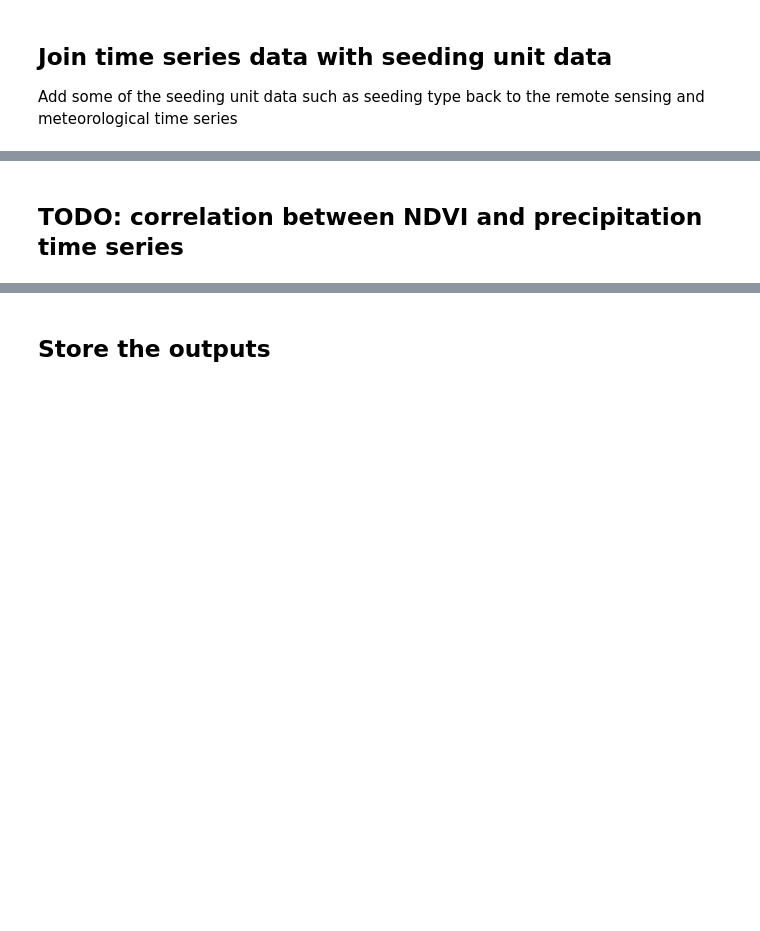
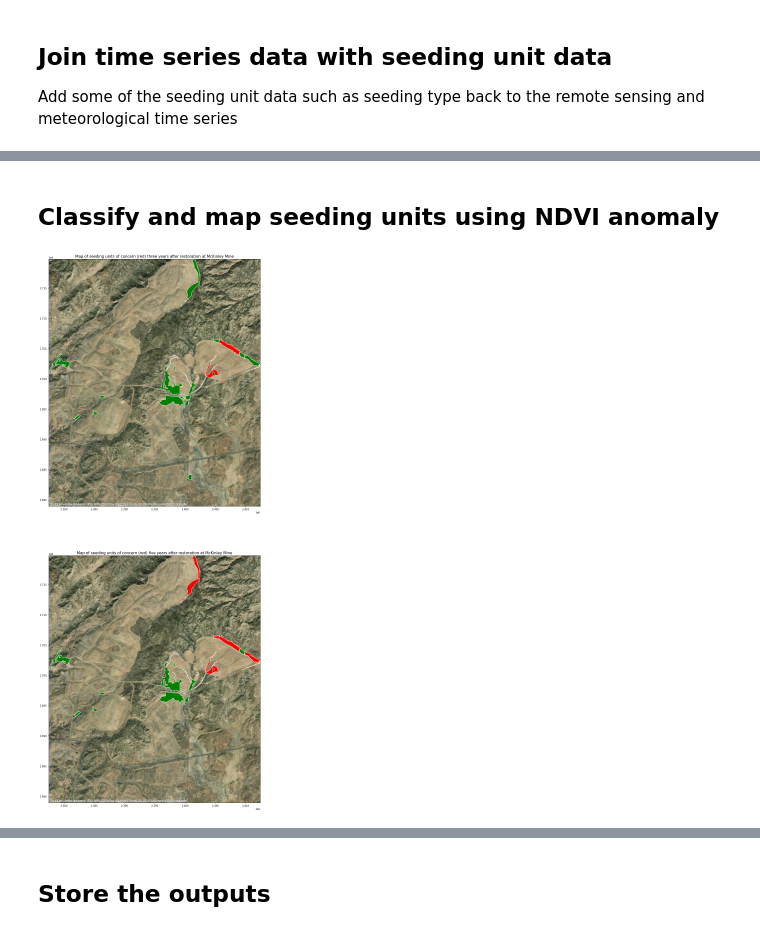
Before and after one commit to haselwimmer/vegetation-restoration-monitoring, a Jupyter notebook: notebooks/5-data-integration-analysis.ipynb, the cells around one changed output, grey strips where cells are left out. Drawn from its saved outputs; the diff is of its cells as text; code cells hidden in the pictures; blank space fills up the shorter version.

```diff
--- a/notebooks/5-data-integration-analysis.ipynb
+++ b/notebooks/5-data-integration-analysis.ipynb
@@ -171,7 +173,7 @@ su_ndvi_annual_change_df
 Add some of the seeding unit data such as seeding type back to the remote sensing and meteorological time series
 # %%
 su_ndvi_annual_change_df = pd.merge(
-    su_ndvi_annual_change_df, mckinley_seeding_subset_PARlo['Seed_Type'],
+    su_ndvi_annual_change_df, mckinley_seeding_subset_PARlo,
     how='inner', left_on='SuId', right_index=True)
 su_ndvi_annual_change_df
 # %% [output]
@@ -191,2 +193,49 @@ su_ndvi_annual_change_df
-# %% [markdown]
-## TODO: correlation between NDVI and precipitation time series
+# %% [markdown]
+## Classify and map seeding units using NDVI anomaly
+# %%
+# Convert the df to a gdf
+su_ndvi_annual_change_gdf = GeoDataFrame(
+    su_ndvi_annual_change_df, geometry=su_ndvi_annual_change_df.geometry)
+
+# Plot the filtered seeding units
+fig, (ax1, ax2) = plt.subplots(2, 1, figsize=(20, 40))
+
+# Set the bounds
+xlim = ([su_ndvi_annual_change_gdf.total_bounds[0],  su_ndvi_annual_change_gdf.total_bounds[2]])
+ylim = ([su_ndvi_annual_change_gdf.total_bounds[1],  su_ndvi_annual_change_gdf.total_bounds[3]])
+
+ax1.set_xlim(xlim)
+ax1.set_ylim(ylim)
+
+# Plot the su of concern
+su_ndvi_annual_change_gdf[(su_ndvi_annual_change_gdf['Intervention_Year'] == 3) & (
+    su_ndvi_annual_change_gdf['NDVI_anomaly'] <= 0)].plot(ax=ax1, color='Red', edgecolor='white', linewidth=1)
+
+su_ndvi_annual_change_gdf[(su_ndvi_annual_change_gdf['Intervention_Year'] == 3) & (
+    su_ndvi_annual_change_gdf['NDVI_anomaly'] >= 0)].plot(ax=ax1, color='Green', edgecolor='white', linewidth=1)
+
+cx.add_basemap(ax1, crs=mckinley_seeding_subset_PARlo.crs.to_string(),
+               source=cx.providers.Esri.WorldImagery)
+
+ax1.set_title(
+    "Map of seeding units of concern (red) three years after restoration at McKinley Mine", fontsize=15)
+
+ax2.set_xlim(xlim)
+ax2.set_ylim(ylim)
+
+# Plot the su of concern
+su_ndvi_annual_change_gdf[(su_ndvi_annual_change_gdf['Intervention_Year'] == 5) & (
+    su_ndvi_annual_change_gdf['NDVI_anomaly'] <= 0)].plot(ax=ax2, color='Red', edgecolor='white', linewidth=1)
+
+su_ndvi_annual_change_gdf[(su_ndvi_annual_change_gdf['Intervention_Year'] == 5) & (
+    su_ndvi_annual_change_gdf['NDVI_anomaly'] >= 0)].plot(ax=ax2, color='Green', edgecolor='white', linewidth=1)
+
+cx.add_basemap(ax2, crs=mckinley_seeding_subset_PARlo.crs.to_string(),
+               source=cx.providers.Esri.WorldImagery)
+
+ax2.set_title(
+    "Map of seeding units of concern (red) five years after restoration at McKinley Mine", fontsize=15)
+
+fig.show()
+# %% [output]
+[figure, added]
```
Also changed, not shown: parts of 3 cells of this notebook, 6 other files.
